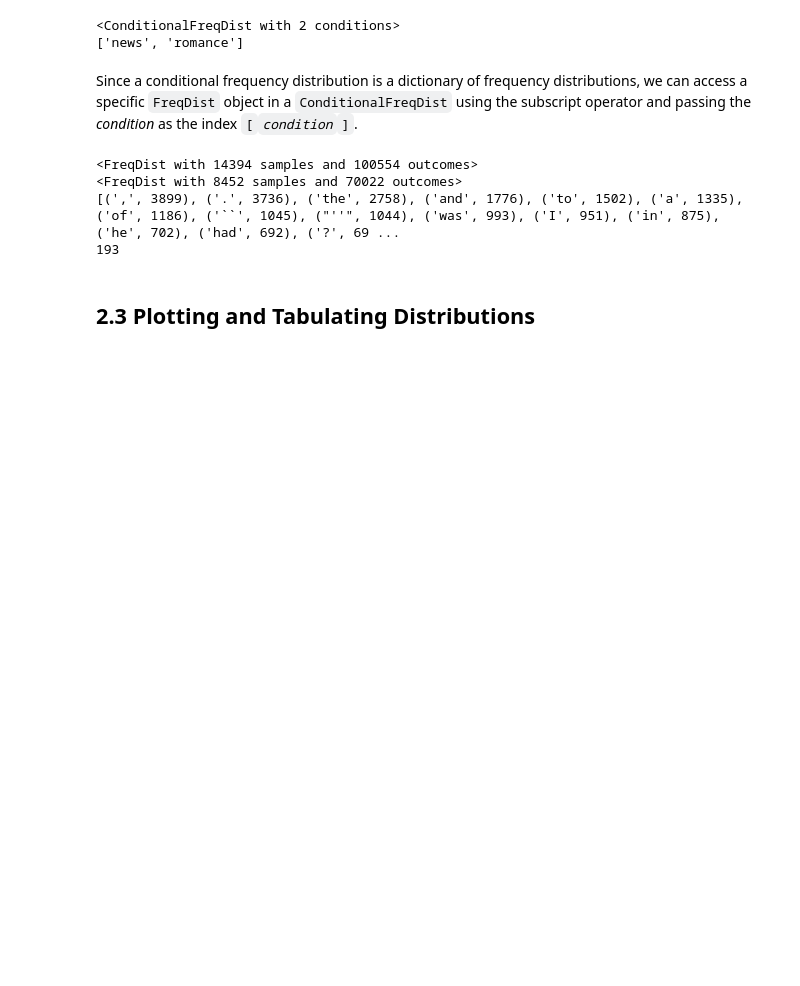
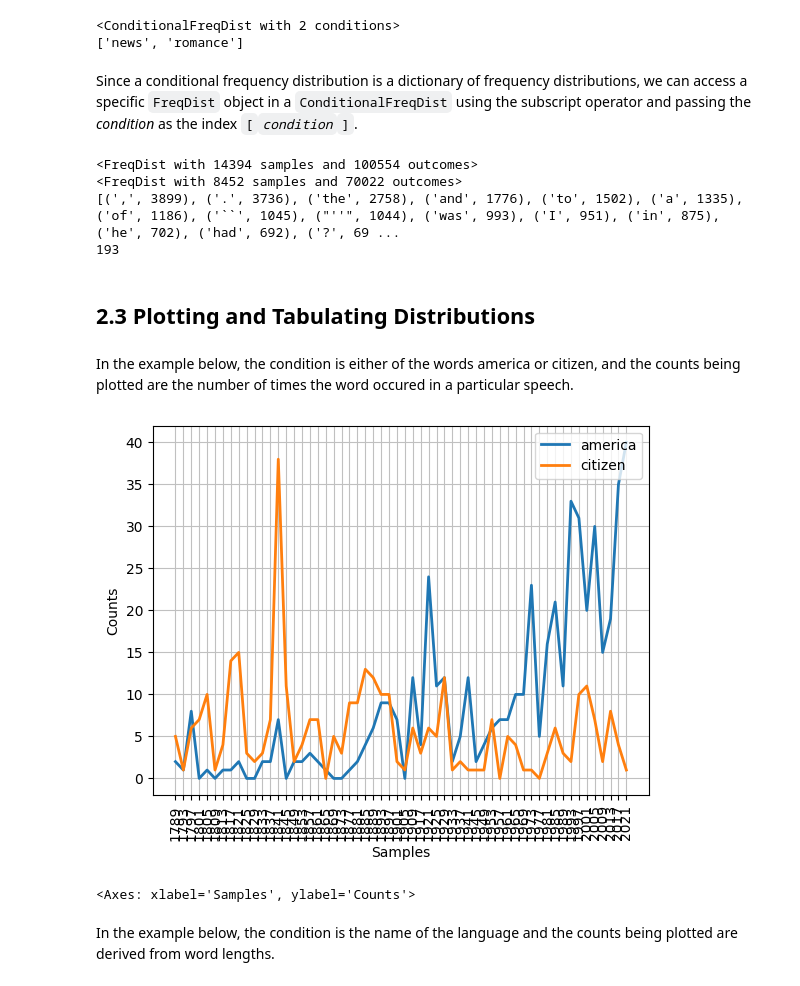
Before and after one commit to AlanElMago/nltk-tut-book, a Jupyter notebook: ch02/ch02.ipynb, the cells around one changed output. Drawn from its saved outputs; the diff is of its cells as text; code cells hidden in the pictures; blank space fills up the shorter version.

```diff
--- a/ch02/ch02.ipynb
+++ b/ch02/ch02.ipynb
@@ -493,3 +493,23 @@ print(conditional_frequency_distribution["romance"]["could"])
 193
 # %% [markdown]
 ## 2.3 Plotting and Tabulating Distributions
+# %% [markdown]
+In the example below, the condition is either of the words america or citizen, and the counts being plotted are the number of times the word occured in a particular speech.
+# %%
+from nltk.corpus import inaugural
+
+# create a conditional frequenct distribution
+conditional_frequency_distribution = nltk.ConditionalFreqDist(
+    (keyword, fileid[:4])                 # the arguent is a sequence of keyword-year pairs
+    for fileid in inaugural.fileids()     # for every file identifier in the inaugural address corpus
+    for keyword in ["america", "citizen"] # for every keyword in the list of keywords
+    for token in inaugural.words(fileid)  # for every token in the inaugural address corpus
+    if token.lower().startswith(keyword)) # that matches (or starts with) the keyword
+
+# plot the conditional frequency distribution
+conditional_frequency_distribution.plot()
+# %% [output]
+[figure, added]
+<Axes: xlabel='Samples', ylabel='Counts'>
+# %% [markdown]
+In the example below, the condition is the name of the language and the counts being plotted are derived from word lengths.
```
Also changed, not shown: parts of 3 cells of this notebook.
